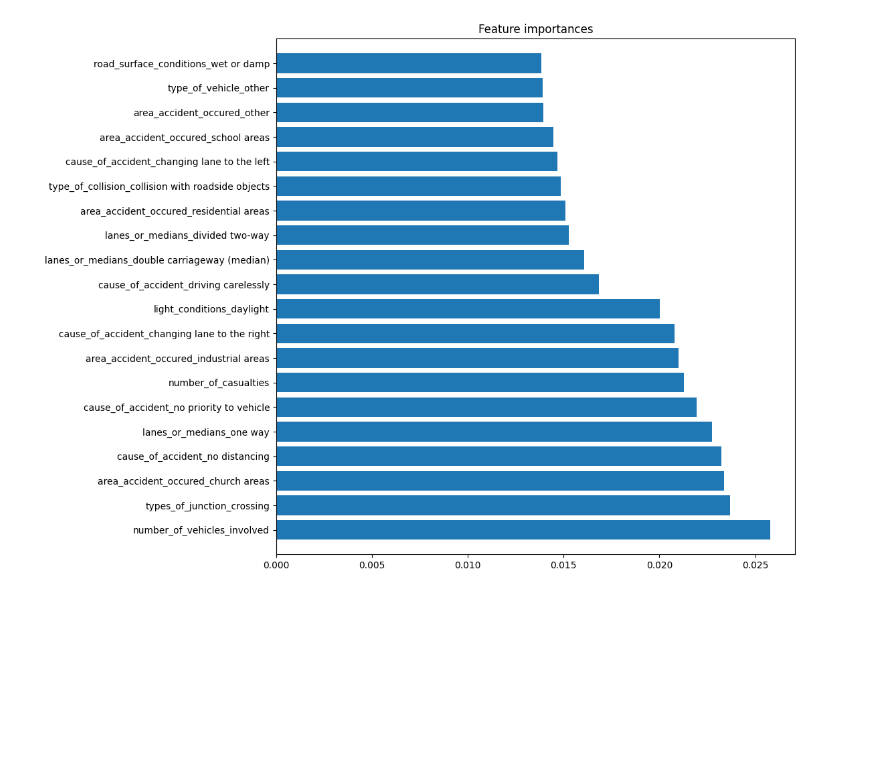
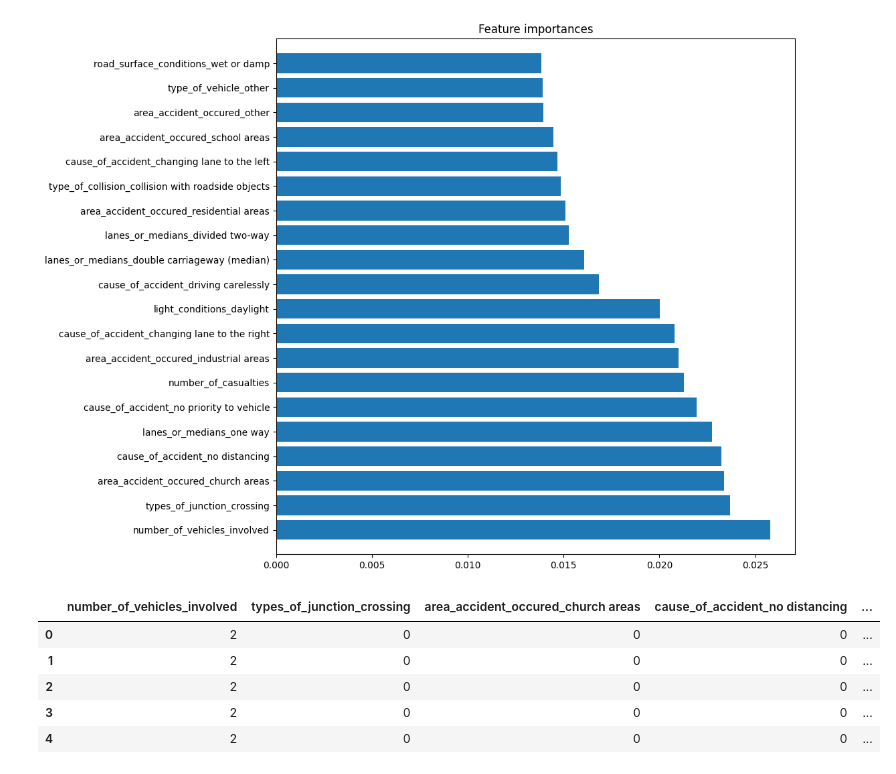
Before and after one commit to jplaulau14/road-traffic-severity-classification, a Jupyter notebook: notebooks/03_modelling.ipynb, the cells around one changed output. Saved outputs shown, nothing was run; the diff lists cells and outputs as text; code cells hidden in the pictures; blank space fills up the shorter version.

```diff
--- a/notebooks/03_modelling.ipynb
+++ b/notebooks/03_modelling.ipynb
@@ -101,5 +101,15 @@ plt.show()
 # %% [output]
 [figure]
 # %%
-# Save to csv
-X_selected_tree.to_csv(os.path.join(DATA_PATH, 'X_selected_tree.csv'), index=False)
+# Save dataframe with selected features
+df_selected_tree = pd.concat([X_selected_tree, y], axis=1)
+df_selected_tree.to_csv(os.path.join(DATA_PATH, 'X_selected_tree.csv'), index=False)
+# %%
+df_selected_tree.head()
+# %% [output]
+|  | number_of_vehicles_involved | types_of_junction_crossing | area_accident_occured_church areas | cause_of_accident_no distancing | ... |
+| 0 | 2 | 0 | 0 | 0 | ... |
+| 1 | 2 | 0 | 0 | 0 | ... |
+| 2 | 2 | 0 | 0 | 0 | ... |
+| 3 | 2 | 0 | 0 | 0 | ... |
+| 4 | 2 | 0 | 0 | 0 | ... |
```
Also changed, not shown: 8 other files.
